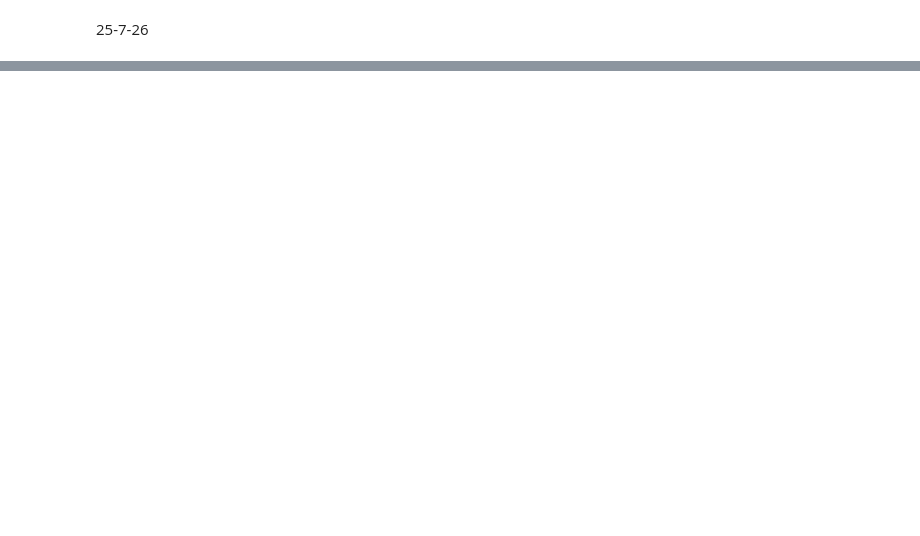
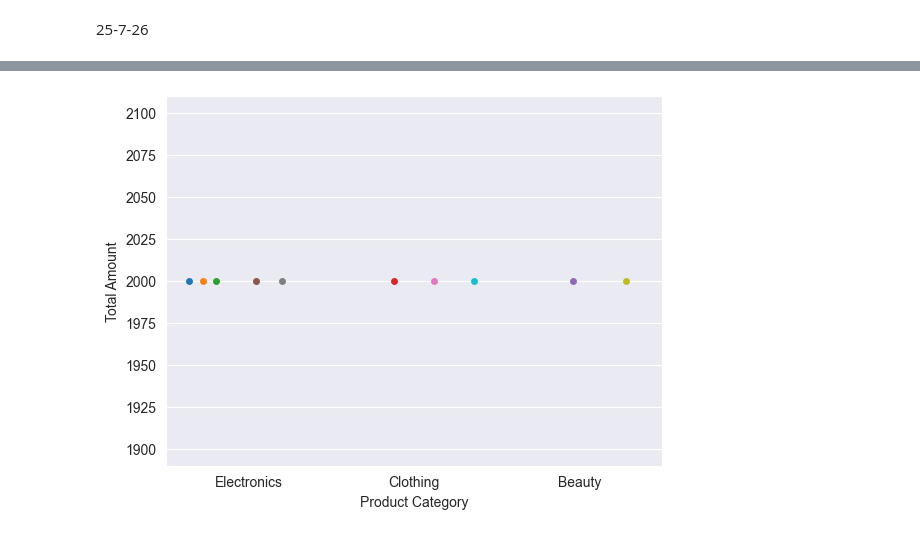
Before and after one commit to esairajesh2-droid/visualization-_learning, a Jupyter notebook: simplevisualization5.ipynb, the cells around one changed output, grey strips where cells are left out. Drawn from its saved outputs; the diff is of its cells as text; code cells hidden in the pictures; blank space fills up the shorter version.

```diff
--- a/simplevisualization5.ipynb
+++ b/simplevisualization5.ipynb
@@ -384,0 +381,6 @@ AttributeError: PathCollection.set() got an unexpected keyword argument 'jitter'
+# %%
+sns.swarmplot(data=df_topten,x='Product Category',y='Total Amount',hue='Customer ID',dodge=True)
+plt.legend(loc="upper left").remove()
+plt.show()
+# %% [output]
+[figure, added]
```
Also changed, not shown: parts of 4 cells of this notebook.
